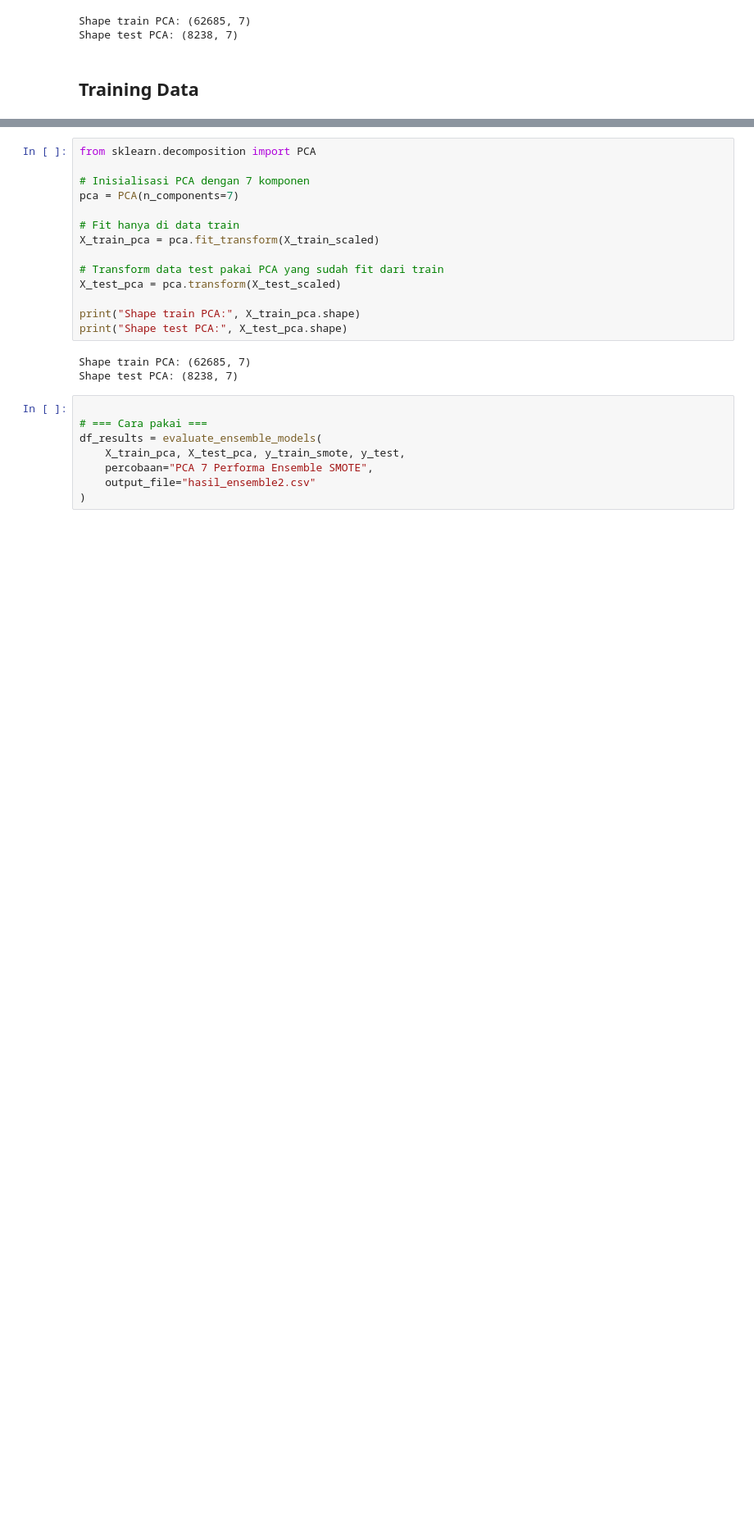
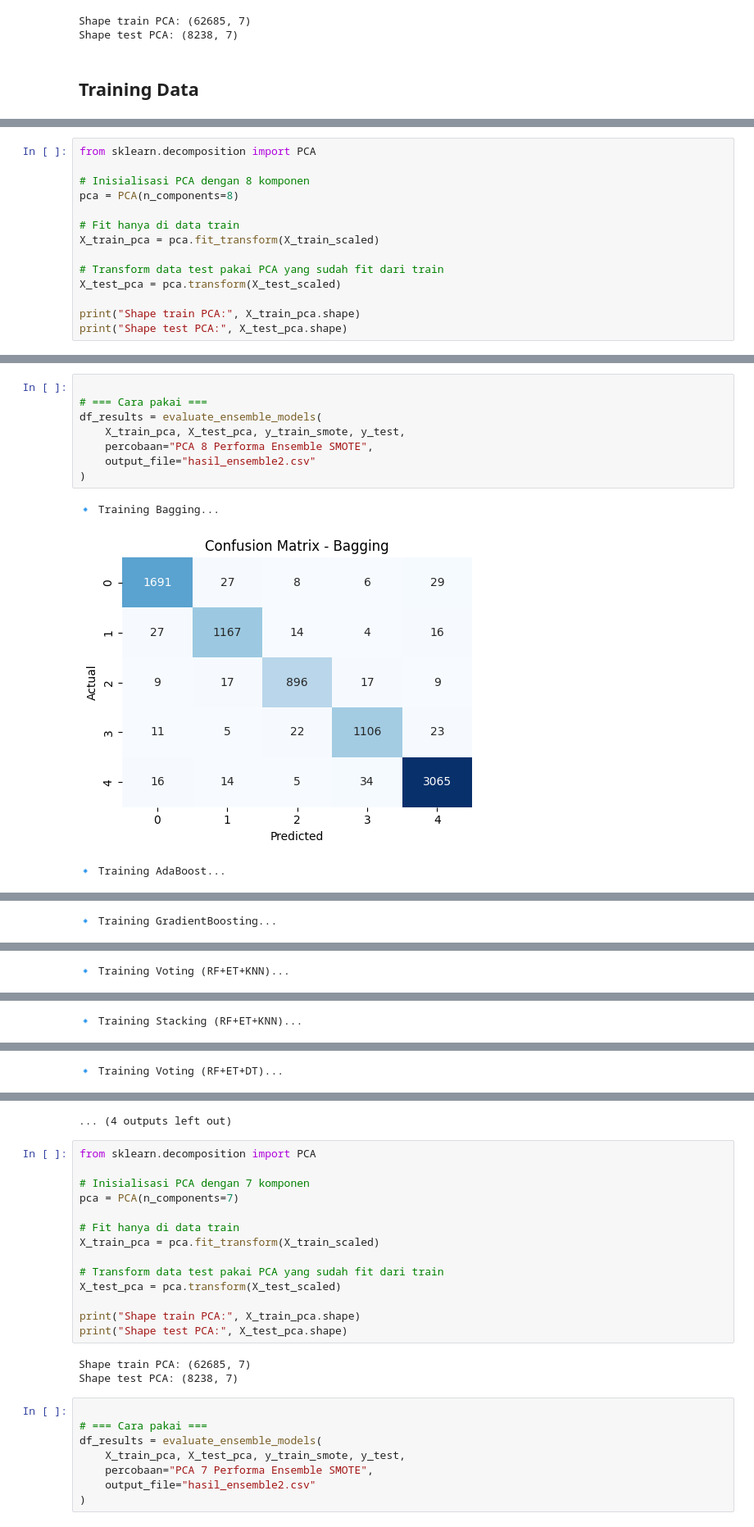
Before and after one commit to RyanGA09/DataMiningAirQuality, a Jupyter notebook: DataSmote/Ensemble/notebooksmote copy.ipynb, the cells around one changed output, grey strips where cells are left out. Shown at 82% size. Drawn from its saved outputs; the diff is of its cells as text; blank space fills up the shorter version.

```diff
--- a/DataSmote/Ensemble/notebooksmote copy.ipynb
+++ b/DataSmote/Ensemble/notebooksmote copy.ipynb
@@ -478,0 +480,14 @@ df_results = evaluate_ensemble_models(
+# %%
+from sklearn.decomposition import PCA
+
+# Inisialisasi PCA dengan 8 komponen
+pca = PCA(n_components=8)
+
+# Fit hanya di data train
+X_train_pca = pca.fit_transform(X_train_scaled)
+
+# Transform data test pakai PCA yang sudah fit dari train
+X_test_pca = pca.transform(X_test_scaled)
+
+print("Shape train PCA:", X_train_pca.shape)
+print("Shape test PCA:", X_test_pca.shape)
@@ -478,0 +497,12 @@ df_results = evaluate_ensemble_models(
+# %%
+
+# === Cara pakai ===
+df_results = evaluate_ensemble_models(
+    X_train_pca, X_test_pca, y_train_smote, y_test,
+    percobaan="PCA 8 Performa Ensemble SMOTE",
+    output_file="hasil_ensemble2.csv"
+)
+# %% [output]
+🔹 Training Bagging...
+[figure, added]
+🔹 Training AdaBoost...
@@ -478,0 +510 @@ df_results = evaluate_ensemble_models(
+🔹 Training GradientBoosting...
@@ -478,0 +512 @@ df_results = evaluate_ensemble_models(
+🔹 Training Voting (RF+ET+KNN)...
@@ -478,0 +514 @@ df_results = evaluate_ensemble_models(
+🔹 Training Stacking (RF+ET+KNN)...
@@ -478,0 +516 @@ df_results = evaluate_ensemble_models(
+🔹 Training Voting (RF+ET+DT)...
@@ -479,3 +518,4 @@ df_results = evaluate_ensemble_models(
+... (4 outputs left out)
 # %%
 from sklearn.decomposition import PCA
 
```
Also changed, not shown: parts of 8 cells of this notebook, 41 other files.
